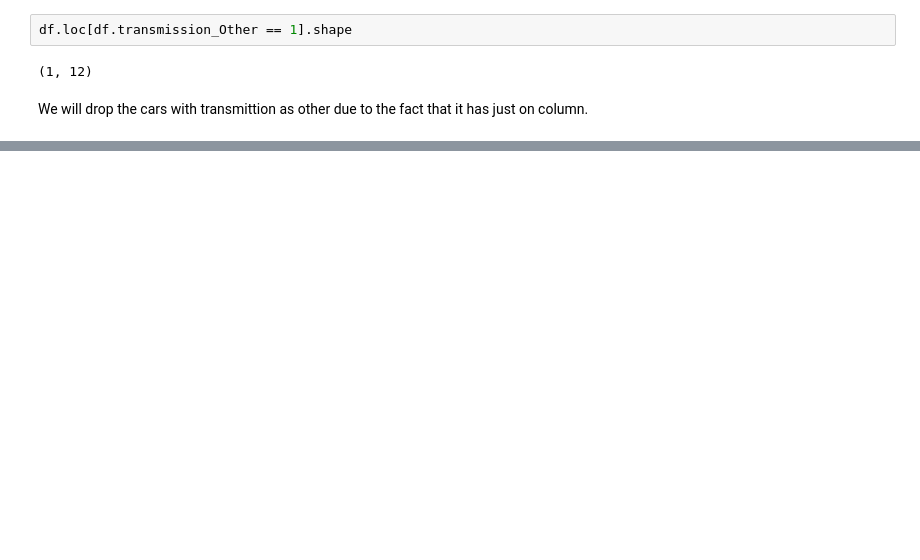
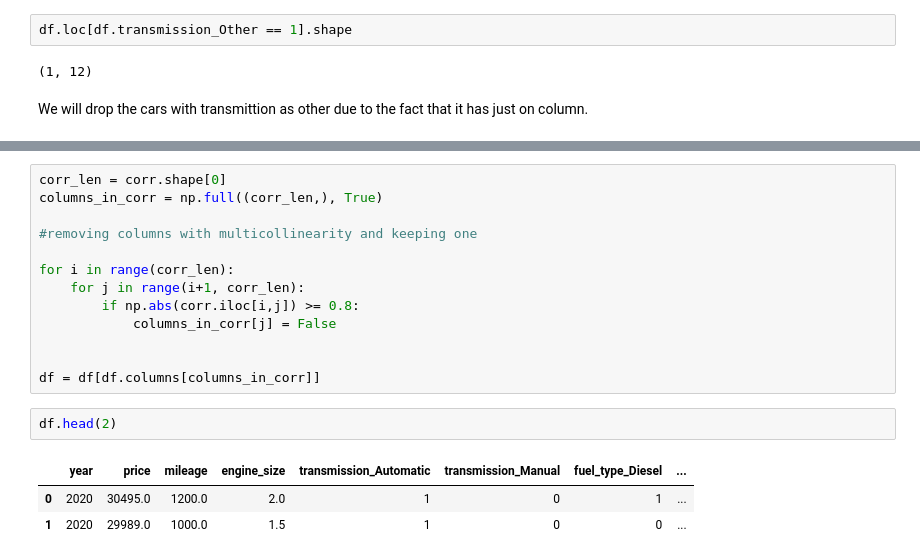
Before and after one commit to Shedinho20/Project01, a Jupyter notebook: Project01.ipynb, the cells around one changed output, grey strips where cells are left out. Drawn from its saved outputs; the diff is of its cells as text; blank space fills up the shorter version.

```diff
--- a/Project01.ipynb
+++ b/Project01.ipynb
@@ -425,0 +481,19 @@ df = df.loc[df.transmission_Other != 1]
+# %%
+corr_len = corr.shape[0]
+columns_in_corr = np.full((corr_len,), True)
+
+#removing columns with multicollinearity and keeping one
+
+for i in range(corr_len):
+    for j in range(i+1, corr_len):
+        if np.abs(corr.iloc[i,j]) >= 0.8:
+            columns_in_corr[j] = False
+
+
+df = df[df.columns[columns_in_corr]]
+# %%
+df.head(2)
+# %% [output]
+|  | year | price | mileage | engine_size | transmission_Automatic | transmission_Manual | fuel_type_Diesel | ... |
+| 0 | 2020 | 30495.0 | 1200.0 | 2.0 | 1 | 0 | 1 | ... |
+| 1 | 2020 | 29989.0 | 1000.0 | 1.5 | 1 | 0 | 0 | ... |
```
Also changed, not shown: parts of 44 cells of this notebook, 2 other files.
